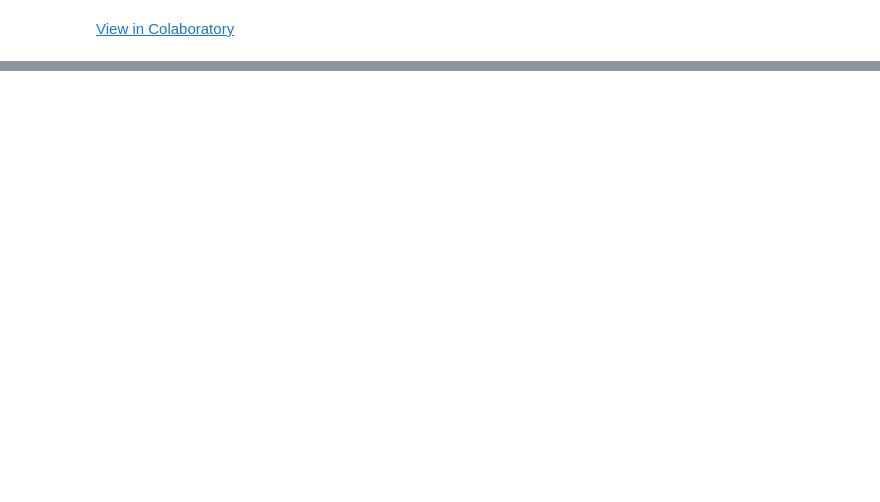
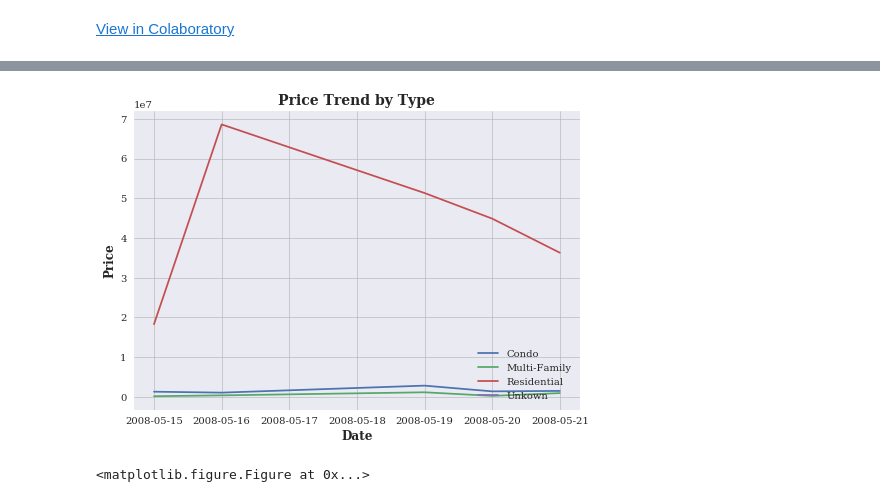
Before and after one commit to neoaksa/Pandas-Matplotlib, a Jupyter notebook: Matplotlib.ipynb, the cells around one changed output, grey strips where cells are left out. Drawn from its saved outputs; the diff is of its cells as text; code cells hidden in the pictures; blank space fills up the shorter version.

```diff
--- a/Matplotlib.ipynb
+++ b/Matplotlib.ipynb
@@ -44,0 +149,20 @@ plt.show()
+# %%
+# customization
+# x, y axis
+df_cust = df1.groupby(['type','sale_date']).agg({'price':np.sum})
+# group by index and plot multi lines
+for type,new_df in df_cust.groupby(level=0):
+#     print(new_df['price'])
+    plt.plot(new_df.index.get_level_values('sale_date'),new_df['price'],label=type)
+# plt.ylim(130,160)  # set axis range
+plt.xlabel('Date',size=12,fontweight='semibold')  # setting axis label
+plt.ylabel('Price',size=12,fontweight='semibold')  # setting axis label
+plt.grid(True,linewidth=0.5,color='#aaaaaa',linestyle='-')   # setting grid
+plt.title('Price Trend by Type',size=14, fontweight='bold')    # setting title
+plt.legend(loc='lower right')     # setting legend position
+plt.show()
+# save plot
+plt.savefig(fname='price trnd by type',dpi=300)
+# %% [output]
+[figure, added]
+<matplotlib.figure.Figure at 0x...>
```
Also changed, not shown: parts of 24 cells of this notebook.
